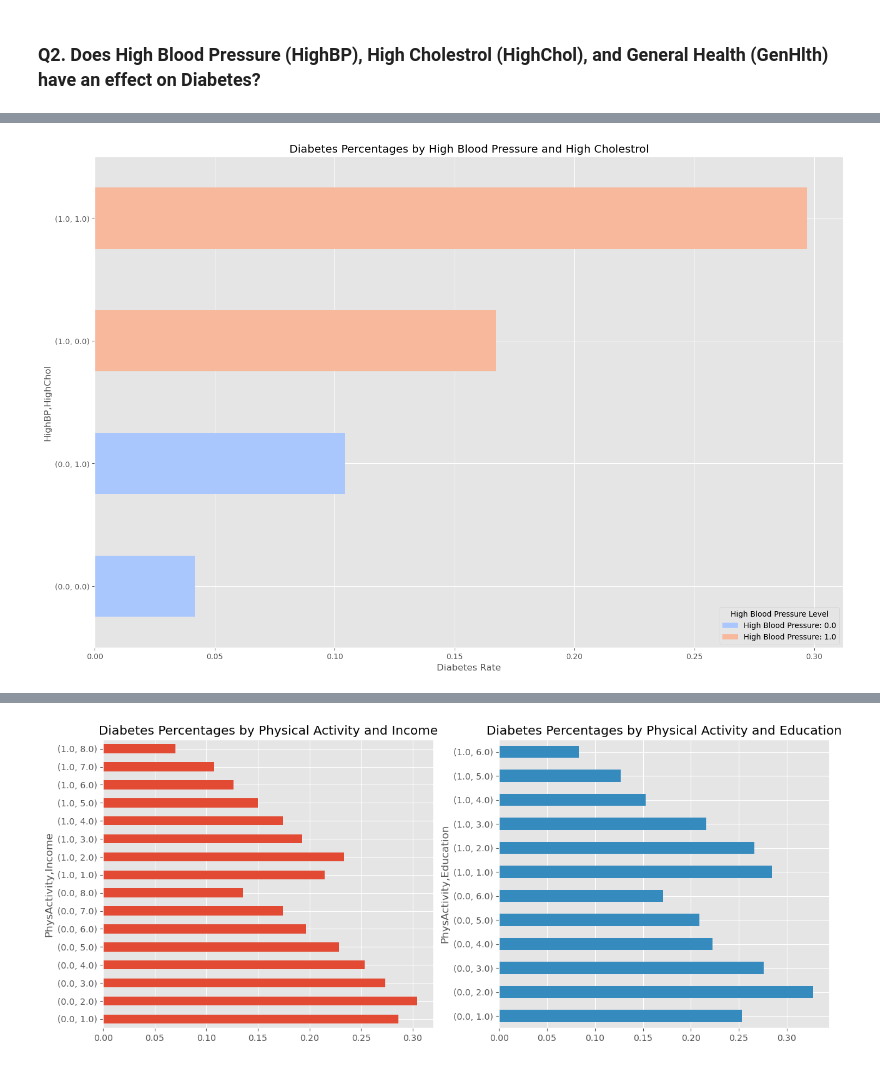
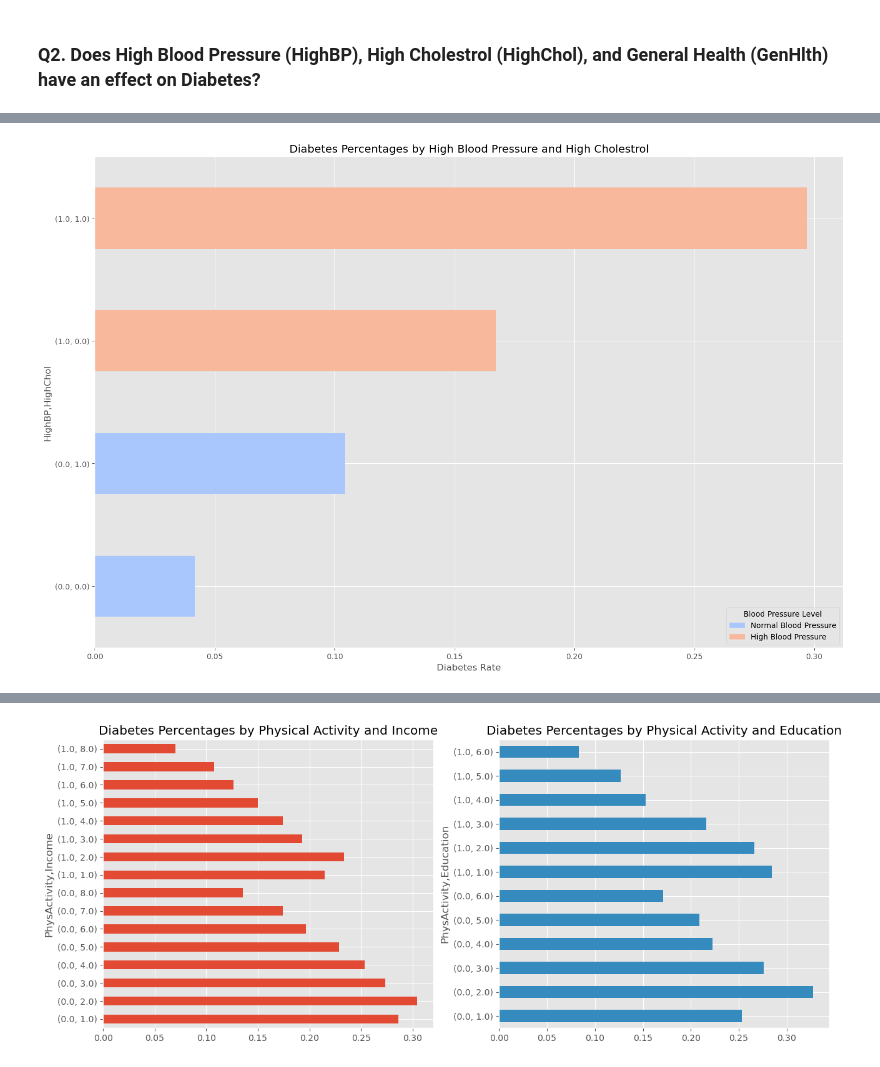
Before and after one commit to 48878679/CS-5324-Lab1, a Jupyter notebook: Lab1/Lab1.ipynb, the cells around one changed output, grey strips where cells are left out. Drawn from its saved outputs; the diff is of its cells as text; code cells hidden in the pictures.

```diff
--- a/Lab1/Lab1.ipynb
+++ b/Lab1/Lab1.ipynb
@@ -388,37 +396,42 @@ plt.show()
 # %%
 # group and tabluate the data
 df_grouped_3 = df_imputed.groupby(by=['HighBP','HighChol'], observed=True)
 diabetes_rate_3 = df_grouped_3.Diabetes_binary.sum() / df_grouped_3.Diabetes_binary.count()
 
 # plot
 plt.figure(figsize=(15, 10))
 
 # get a color palette based on the number of blood pressure data
 n_colors = len(df_imputed['HighBP'].unique())
 colors = sns.color_palette("coolwarm", n_colors)
 
 # create dictionary mapping blood pressure data to colors
 income_levels = sorted(df_imputed['HighBP'].unique())
 color_dict = dict(zip(income_levels, colors))
 
 ax = diabetes_rate_3.plot(kind='barh', color=[color_dict[idx[0]] for idx in diabetes_rate_3.index])
 
 plt.title('Diabetes Percentages by High Blood Pressure and High Cholestrol')
 plt.xlabel('Diabetes Rate')
 
-# Add legend
-handles = [plt.Rectangle((0,0),1,1, color=color_dict[level]) for level in income_levels]
-plt.legend(handles, [f'High Blood Pressure: {level}' for level in income_levels], title='High Blood Pressure Level')
+# add legend
+handles = [plt.Rectangle((0, 0), 1, 1, color=color_dict[level]) for level in income_levels]
+# used ChatGPT for the if statement in plt.legend since we couldn't figure out how to change the color descriptions in the legend
+plt.legend(
+    handles,
+    [f'Normal Blood Pressure' if level == 0 else f'High Blood Pressure' for level in income_levels],
+    title='Blood Pressure Level'
+)
 
 plt.tight_layout()
 plt.show()
 
 # When coding, there was difficulties reading the bar graph due to the many instances of both the income
 # and education features. So, with the help of Claude, we figured out how to map different colors from
 # a color palette to each income level so that the graph is easier to read and understand. Getting the
 # color palette, creating the dicionary mapping, and the legend, were all done with the help of Claude.
 # %% [output]
-[figure, old version]
+[figure, new version]
 # %% [markdown]
 #### Analysis:
 
```
Also changed, not shown: parts of 5 cells of this notebook.
